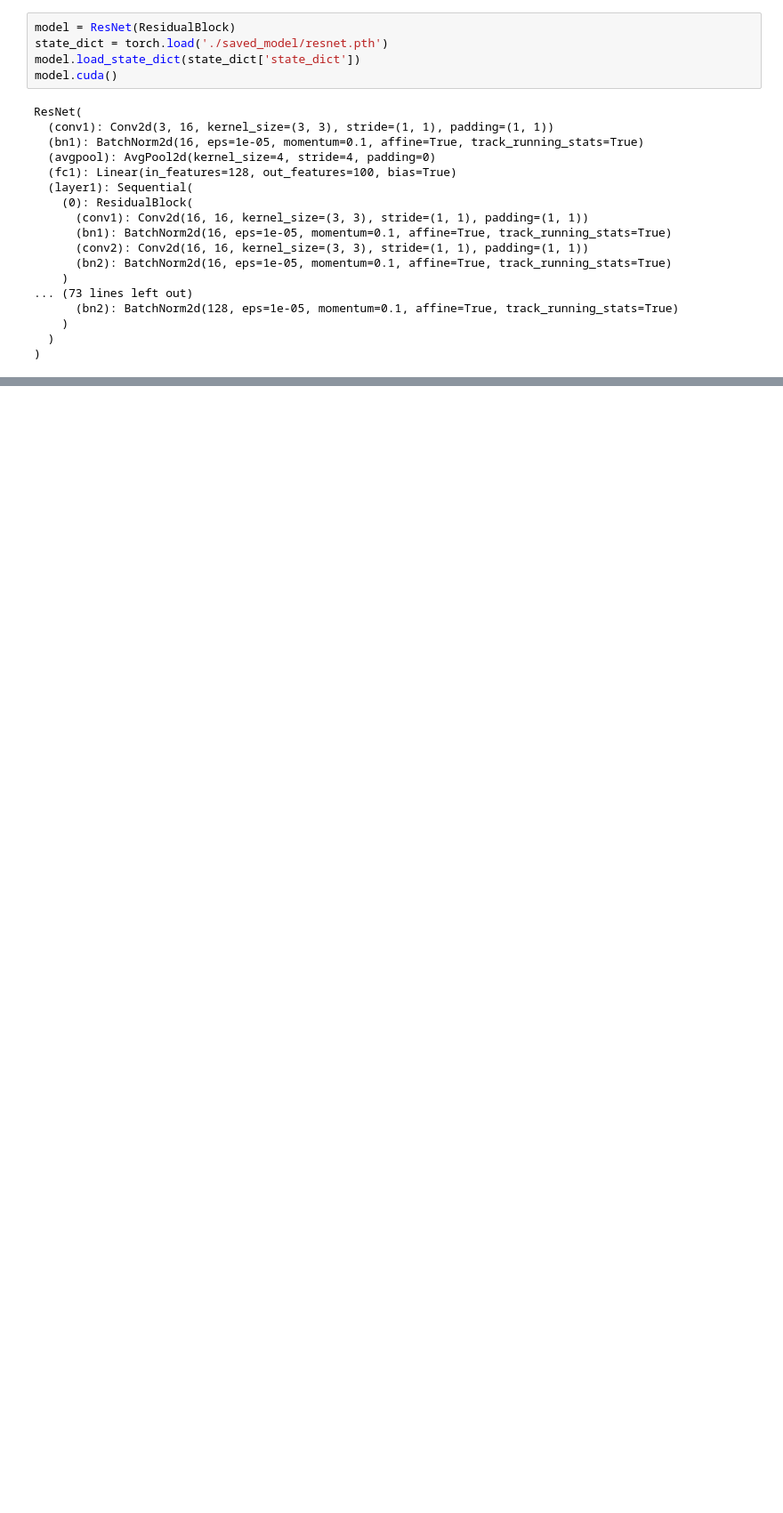
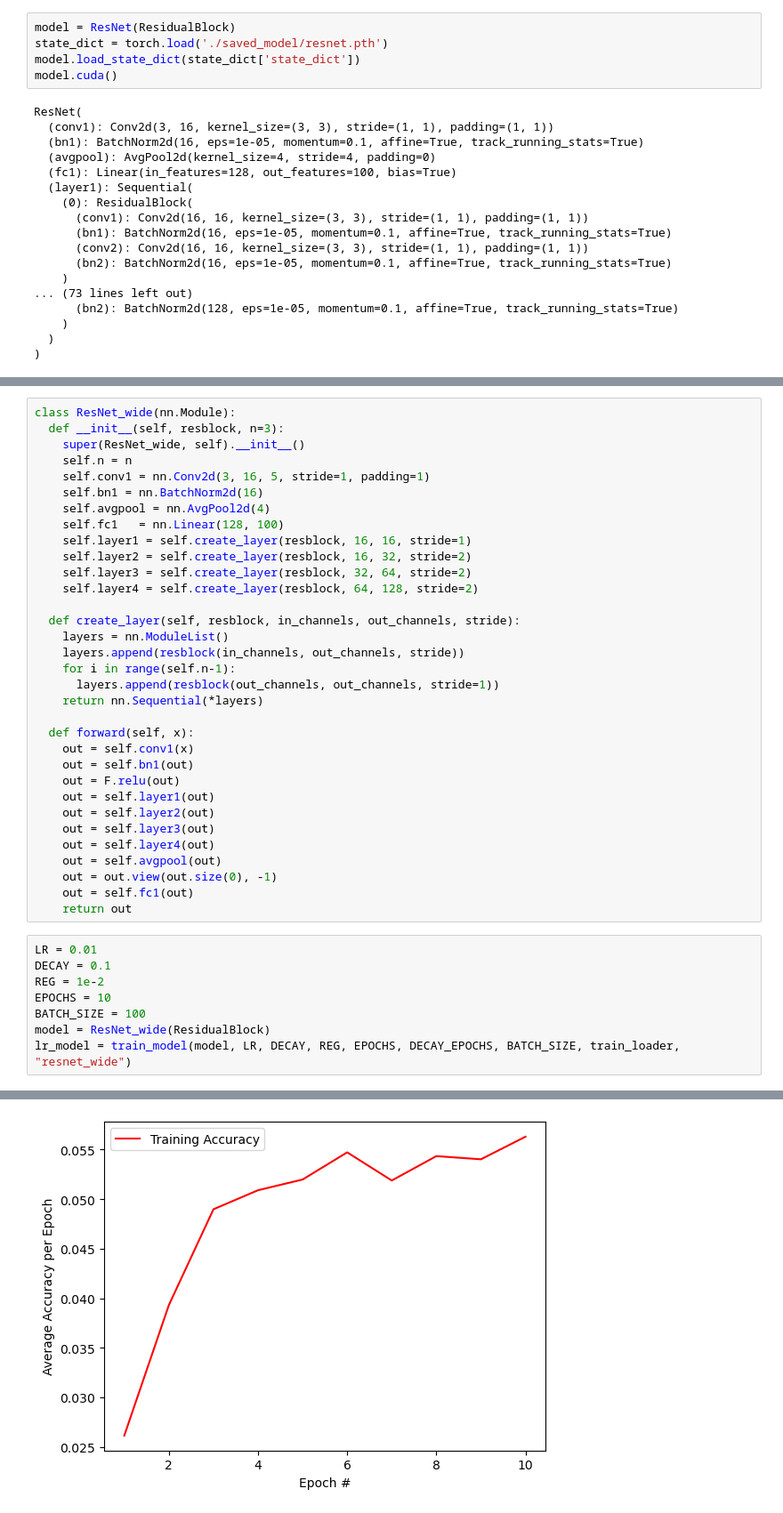
Before and after one commit to mjang01011/pytorch-demo, a Jupyter notebook: Convolutional_Neural_Networks.ipynb, the cells around one changed output, grey strips where cells are left out. Shown at 89% size. Saved outputs shown, nothing was run; the diff lists cells and outputs as text; blank space fills up the shorter version.

```diff
--- a/Convolutional_Neural_Networks.ipynb
+++ b/Convolutional_Neural_Networks.ipynb
@@ -937,0 +929,42 @@ tensor([[[[-0.0449, -0.0479,  0.1210],
+# %%
+class ResNet_wide(nn.Module):
+  def __init__(self, resblock, n=3):
+    super(ResNet_wide, self).__init__()
+    self.n = n
+    self.conv1 = nn.Conv2d(3, 16, 5, stride=1, padding=1)
+    self.bn1 = nn.BatchNorm2d(16)
+    self.avgpool = nn.AvgPool2d(4)
+    self.fc1   = nn.Linear(128, 100)
+    self.layer1 = self.create_layer(resblock, 16, 16, stride=1)
+    self.layer2 = self.create_layer(resblock, 16, 32, stride=2)
+    self.layer3 = self.create_layer(resblock, 32, 64, stride=2)
+    self.layer4 = self.create_layer(resblock, 64, 128, stride=2)
+
+  def create_layer(self, resblock, in_channels, out_channels, stride):
+    layers = nn.ModuleList()
+    layers.append(resblock(in_channels, out_channels, stride))
+    for i in range(self.n-1):
+      layers.append(resblock(out_channels, out_channels, stride=1))
+    return nn.Sequential(*layers)
+
+  def forward(self, x):
+    out = self.conv1(x)
+    out = self.bn1(out)
+    out = F.relu(out)
+    out = self.layer1(out)
+    out = self.layer2(out)
+    out = self.layer3(out)
+    out = self.layer4(out)
+    out = self.avgpool(out)
+    out = out.view(out.size(0), -1)
+    out = self.fc1(out)
+    return out
+# %%
+LR = 0.01
+DECAY = 0.1
+REG = 1e-2
+EPOCHS = 10
+BATCH_SIZE = 100
+model = ResNet_wide(ResidualBlock)
+lr_model = train_model(model, LR, DECAY, REG, EPOCHS, DECAY_EPOCHS, BATCH_SIZE, train_loader, "resnet_wide")
+# %% [output]
@@ -937,0 +988 @@ tensor([[[[-0.0449, -0.0479,  0.1210],
+[figure, added]
```
Also changed, not shown: parts of 21 cells of this notebook, 1 other file.
